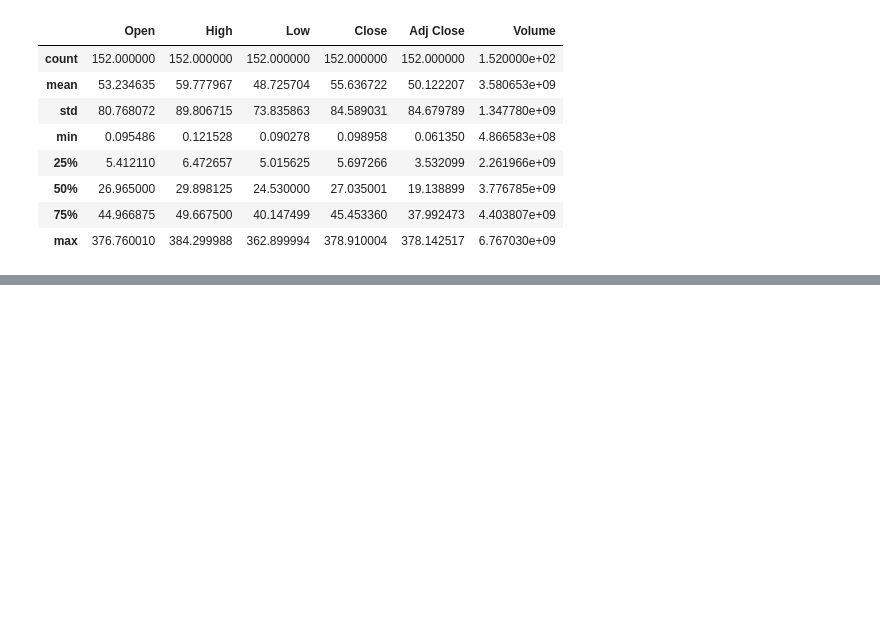
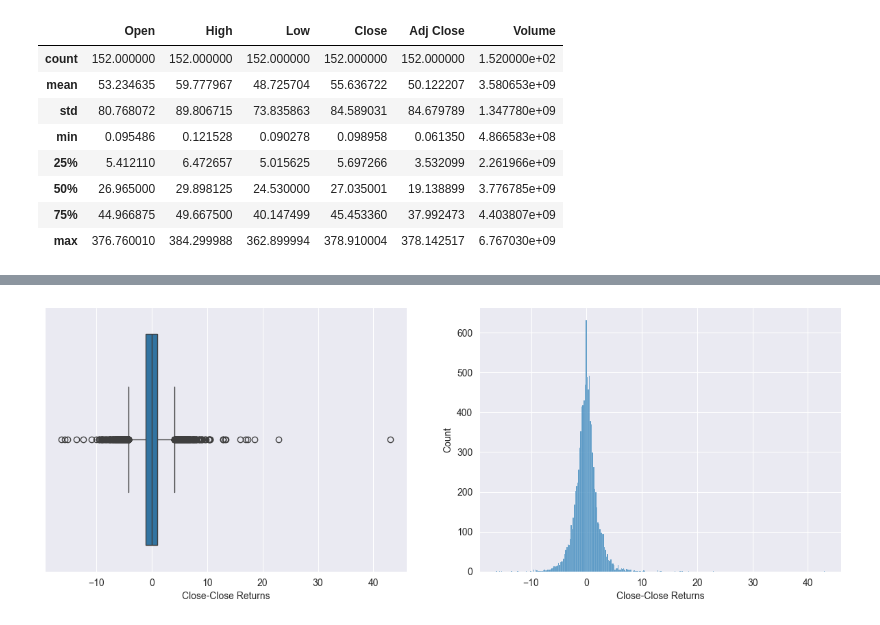
Before and after one commit to daredevilq/stock-market-analysis, a Jupyter notebook: market-analysis.ipynb, the cells around one changed output, grey strips where cells are left out. Cells and saved outputs as stored; diff of their text form; code cells hidden in the pictures; blank space fills up the shorter version.

```diff
--- a/market-analysis.ipynb
+++ b/market-analysis.ipynb
@@ -272,0 +420,4 @@ df_microsoft_quarterly.describe()
+# %%
+draw_plots(df_microsoft_daily, "Close-Close Returns")
+# %% [output]
+[figure, added]
```
Also changed, not shown: parts of 52 cells of this notebook, 4 other files.
